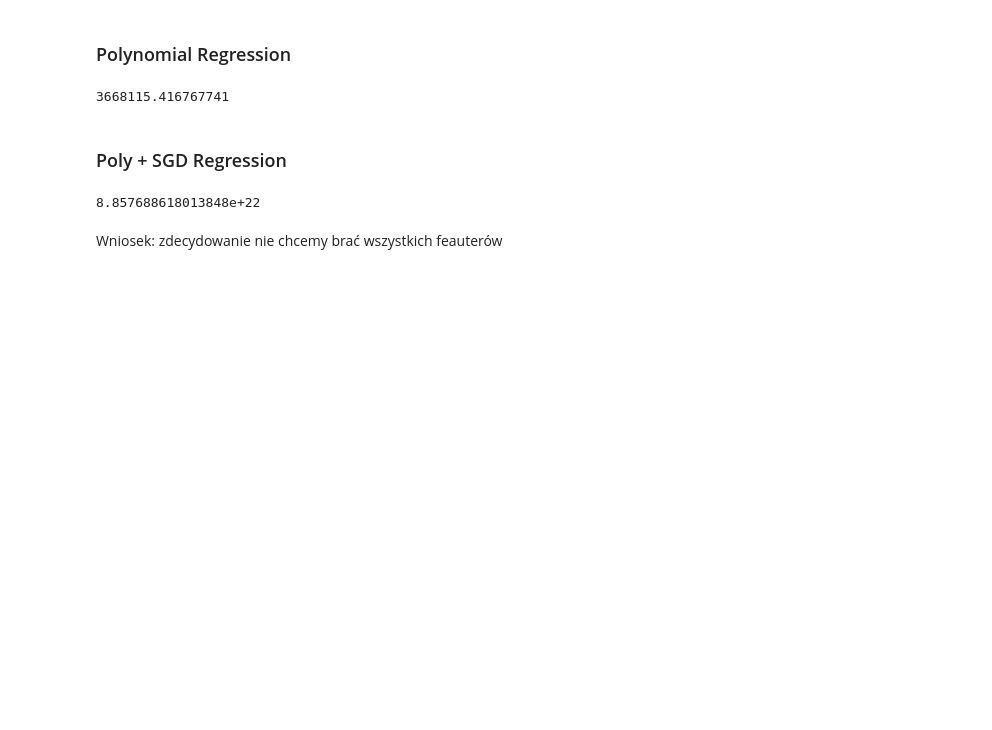
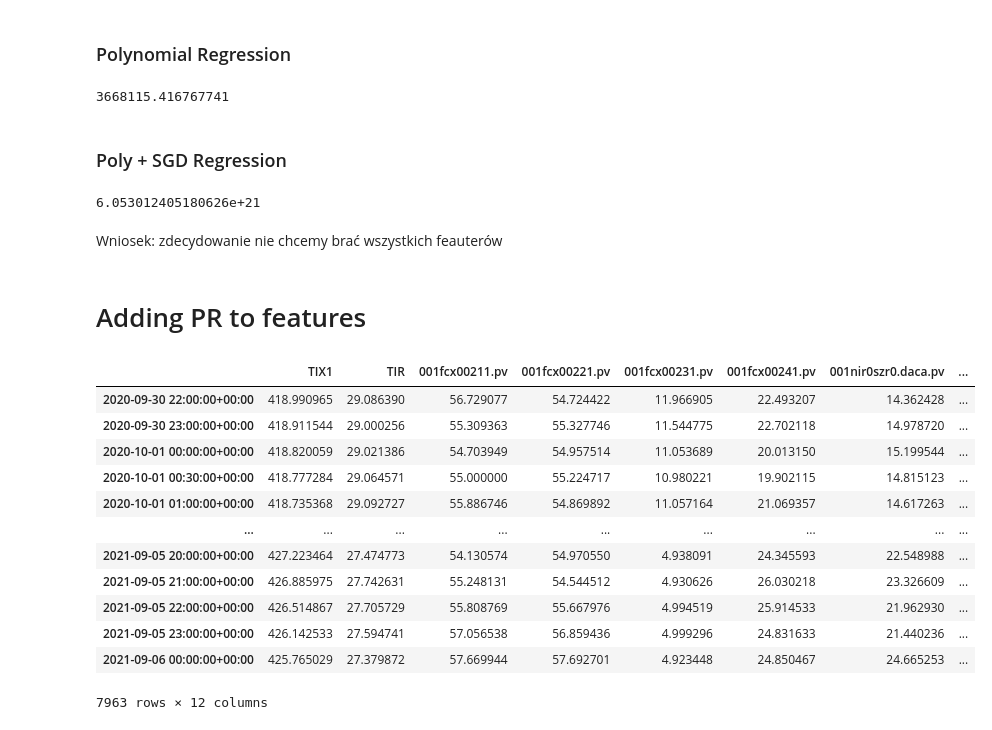
Before and after one commit to falowane-garnki/cuvalley, a Jupyter notebook: linear_regression/LinearRegression.ipynb, the cells around one changed output. Drawn from its saved outputs; the diff is of its cells as text; code cells hidden in the pictures; blank space fills up the shorter version.

Commit message:
models using PR

```diff
--- a/linear_regression/LinearRegression.ipynb
+++ b/linear_regression/LinearRegression.ipynb
@@ -56,6 +56,7 @@ df[NIR] = org_df[NIR]
 # dodanie temp żużla
 df["TEMP_ZUZ"] = org_df["temp_zuz"]
 # %%
+pr_df = df.copy()
 df = df.dropna(axis=0)
 df.shape
 # %% [output]
@@ -207,10 +208,38 @@ metrics.mean_squared_error(y_val, poly_model_all.predict(X_val))
 # %%
 sgd_poly_model_all = Pipeline([('poly', preprocessing.PolynomialFeatures(degree=2)),
                             ('normalization', preprocessing.StandardScaler()),
-                            ('sgd', linear_model.SGDRegressor(max_iter=100000, tol=1e-3, penalty='l2', learning_rate='adaptive'))])
-sgd_poly_model_all = sgd_poly_model_all.fit(X_train, y_train)
-metrics.mean_squared_error(y_val, sgd_poly_model_all.predict(X_val))
+                            ('sgd', linear_model.SGDRegressor(max_iter=100000, tol=1e-3, penalty='elasticnet', learning_rate='adaptive'))])
+sgd_poly_model_all = sgd_poly_model_all.fit(X_train_a, y_train_a)
+metrics.mean_squared_error(y_val_a, sgd_poly_model_all.predict(X_val_a))
 # %% [output]
-8.857688618013848e+22
+6.053012405180626e+21
 # %% [markdown]
 Wniosek: zdecydowanie nie chcemy brać wszystkich feauterów
+# %% [markdown]
+# Adding PR to features
+# %%
+# wrzucam o prażonkach i prob
+PR = org_df.columns[org_df.columns.str.contains('pr')].values
+pr_df[PR] = org_df[PR]
+# %%
+# split data
+pr_df = pr_df.dropna(axis=0)
+train, val, test = split(pr_df)
+X_train, X_val, X_test = train.drop(["TEMP_ZUZ"], axis=1), val.drop(["TEMP_ZUZ"], axis=1), test.drop(["TEMP_ZUZ"], axis=1)
+y_train, y_val, y_test = train["TEMP_ZUZ"], val["TEMP_ZUZ"], test["TEMP_ZUZ"]
+# %%
+X_train
+# %% [output]
+|  | TIX1 | TIR | 001fcx00211.pv | 001fcx00221.pv | 001fcx00231.pv | 001fcx00241.pv | 001nir0szr0.daca.pv | ... |
+| 2020-09-30 22:00:00+00:00 | 418.990965 | 29.086390 | 56.729077 | 54.724422 | 11.966905 | 22.493207 | 14.362428 | ... |
+| 2020-09-30 23:00:00+00:00 | 418.911544 | 29.000256 | 55.309363 | 55.327746 | 11.544775 | 22.702118 | 14.978720 | ... |
+| 2020-10-01 00:00:00+00:00 | 418.820059 | 29.021386 | 54.703949 | 54.957514 | 11.053689 | 20.013150 | 15.199544 | ... |
+| 2020-10-01 00:30:00+00:00 | 418.777284 | 29.064571 | 55.000000 | 55.224717 | 10.980221 | 19.902115 | 14.815123 | ... |
+| 2020-10-01 01:00:00+00:00 | 418.735368 | 29.092727 | 55.886746 | 54.869892 | 11.057164 | 21.069357 | 14.617263 | ... |
+| ... | ... | ... | ... | ... | ... | ... | ... | ... |
+| 2021-09-05 20:00:00+00:00 | 427.223464 | 27.474773 | 54.130574 | 54.970550 | 4.938091 | 24.345593 | 22.548988 | ... |
+| 2021-09-05 21:00:00+00:00 | 426.885975 | 27.742631 | 55.248131 | 54.544512 | 4.930626 | 26.030218 | 23.326609 | ... |
+| 2021-09-05 22:00:00+00:00 | 426.514867 | 27.705729 | 55.808769 | 55.667976 | 4.994519 | 25.914533 | 21.962930 | ... |
+| 2021-09-05 23:00:00+00:00 | 426.142533 | 27.594741 | 57.056538 | 56.859436 | 4.999296 | 24.831633 | 21.440236 | ... |
+| 2021-09-06 00:00:00+00:00 | 425.765029 | 27.379872 | 57.669944 | 57.692701 | 4.923448 | 24.850467 | 24.665253 | ... |
+7963 rows × 12 columns
```
Also changed, not shown: parts of 23 cells of this notebook.
